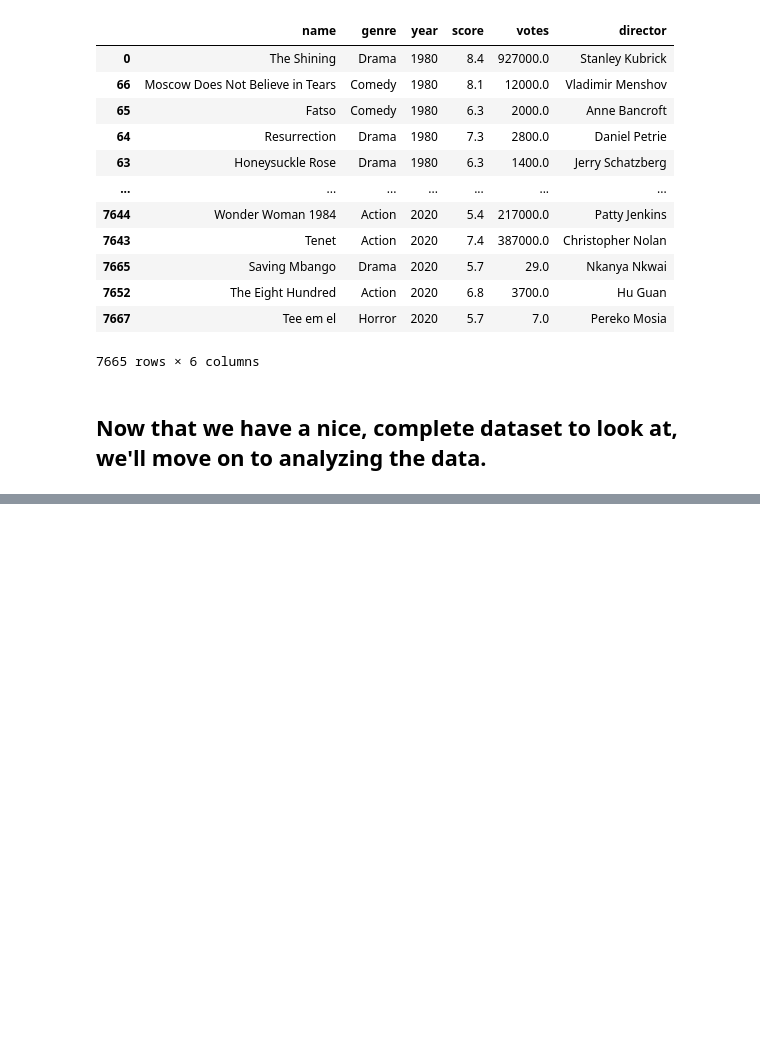
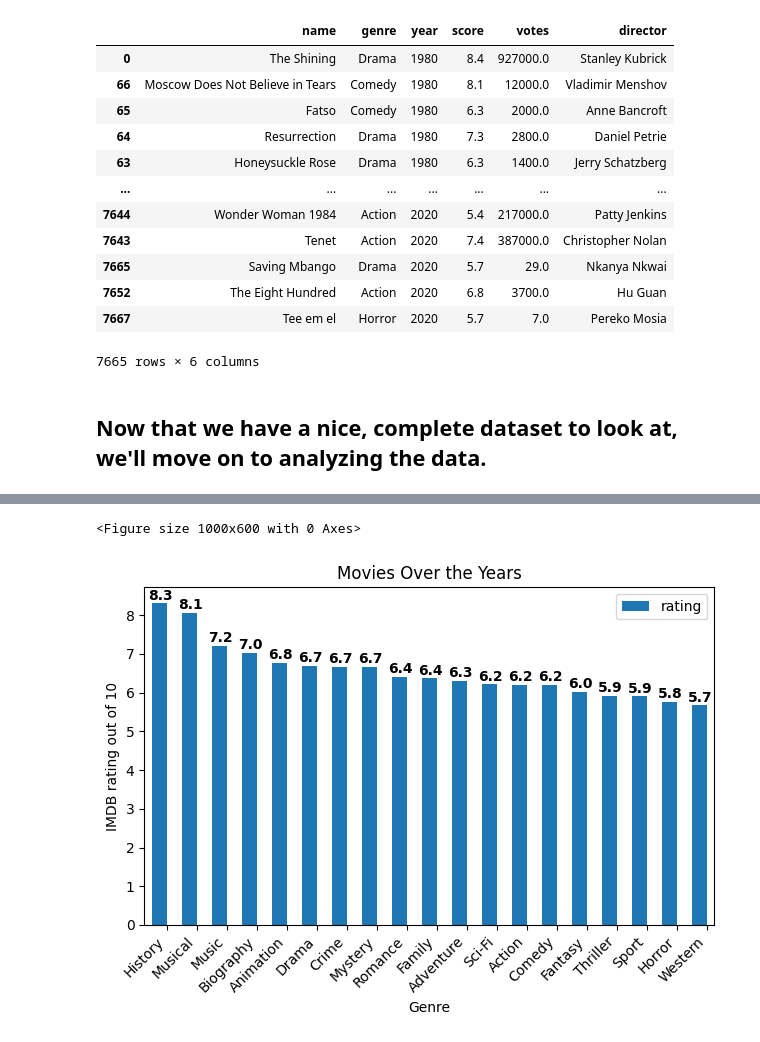
Before and after one commit to curtiscoleman/90s-Movies, a Jupyter notebook: Project.ipynb, the cells around one changed output, grey strips where cells are left out. Saved outputs shown, nothing was run; the diff lists cells and outputs as text; code cells hidden in the pictures; blank space fills up the shorter version.

```diff
--- a/Project.ipynb
+++ b/Project.ipynb
@@ -162,0 +160,7 @@ genre_mean_rating_df.plot(kind="bar", title="90s Movies", ylabel="IMDB rating ou
+# %%
+genre_mean_rating_all = movies_df.groupby('genre')['score'].mean()
+genre_mean_rating_all_df = genre_mean_rating_all.to_frame().reset_index()
+genre_mean_rating_all_df.columns = ['genre', 'rating']
+genre_mean_rating_all_df = genre_mean_rating_all_df.sort_values(by='rating', ascending=False)
+
+genre_mean_rating_all_df
@@ -162,0 +185,14 @@ genre_mean_rating_df.plot(kind="bar", title="90s Movies", ylabel="IMDB rating ou
+# %%
+import matplotlib.pyplot as plt
+
+plt.figure(figsize=(10, 6))
+plot = genre_mean_rating_all_df.plot(kind="bar", title="Movies Over the Years", ylabel="IMDB rating out of 10", xlabel="Genre", x='genre')
+plt.xticks(plot.get_xticks() + 0.25, genre_mean_rating_all_df['genre'], rotation=45, ha='right')
+
+for i, v in enumerate(genre_mean_rating_all_df['rating']):
+    plt.text(i - 0.38, v + 0.1, str(round(v, 1)), color='black', fontweight='bold')
+
+plt.tight_layout()
+# %% [output]
+<Figure size 1000x600 with 0 Axes>
+[figure, added]
```
Also changed, not shown: parts of 7 cells of this notebook.
